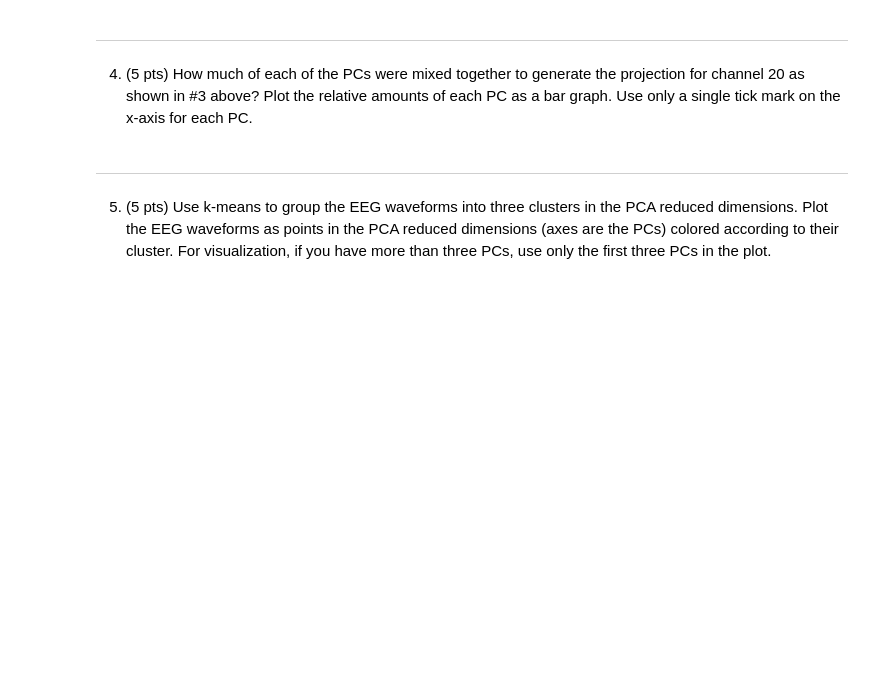
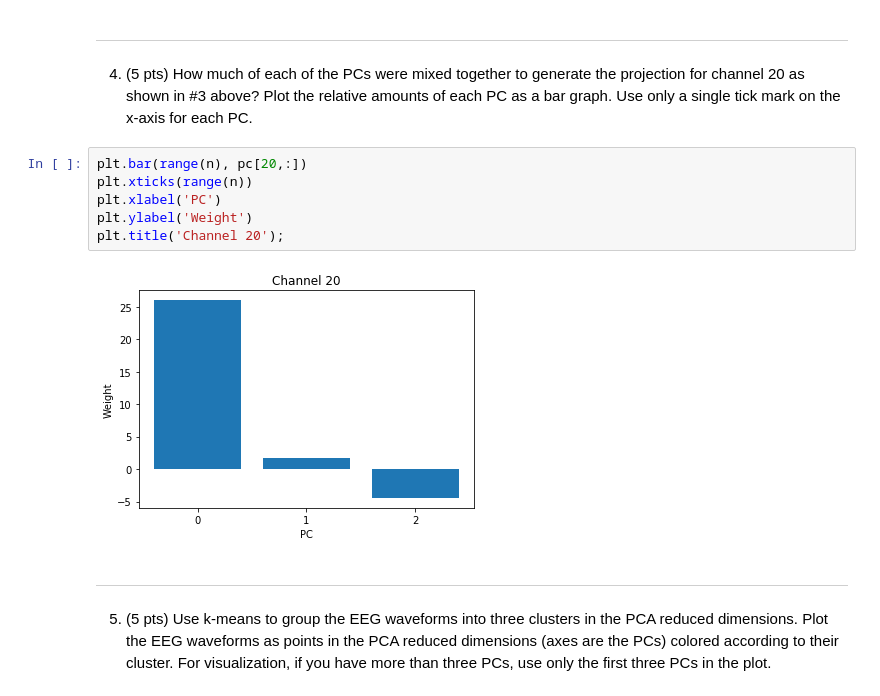
Before and after one commit to marcel-goldschen-ohm/NEU-337-Spring-2020, a Jupyter notebook: homework/homework-pca_classification.ipynb, the cells around one changed output. Saved outputs shown, nothing was run; the diff lists cells and outputs as text; blank space fills up the shorter version.

```diff
--- a/homework/homework-pca_classification.ipynb
+++ b/homework/homework-pca_classification.ipynb
@@ -30,6 +84,14 @@ eeg_uV.shape, time_ms.shape
 # %% [markdown]
 ---
 4. (5 pts) How much of each of the PCs were mixed together to generate the projection for channel 20 as shown in #3 above? Plot the relative amounts of each PC as a bar graph. Use only a single tick mark on the x-axis for each PC.
+# %%
+plt.bar(range(n), pc[20,:])
+plt.xticks(range(n))
+plt.xlabel('PC')
+plt.ylabel('Weight')
+plt.title('Channel 20');
+# %% [output]
+[figure, added]
 # %% [markdown]
 ---
 5. (5 pts) Use k-means to group the EEG waveforms into three clusters in the PCA reduced dimensions. Plot the EEG waveforms as points in the PCA reduced dimensions (axes are the PCs) colored according to their cluster. For visualization, if you have more than three PCs, use only the first three PCs in the plot.
```
Also changed, not shown: parts of 14 cells of this notebook.
